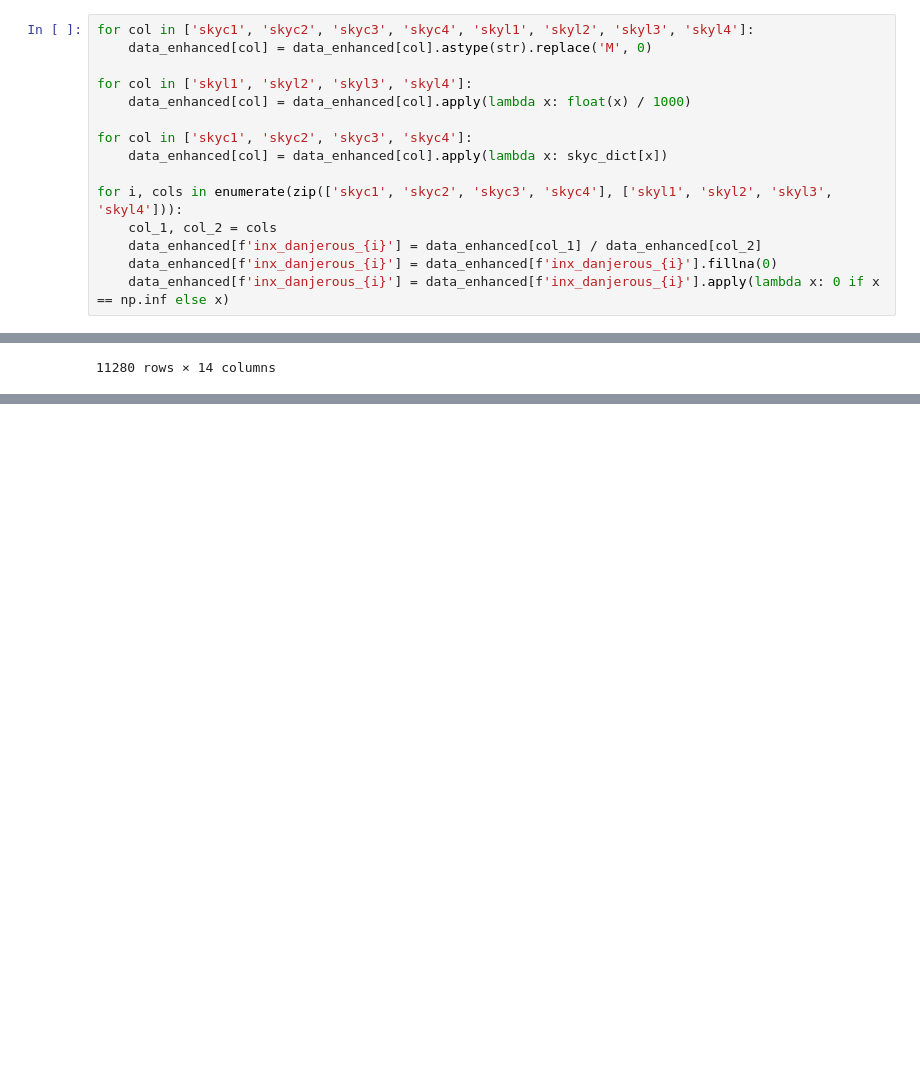
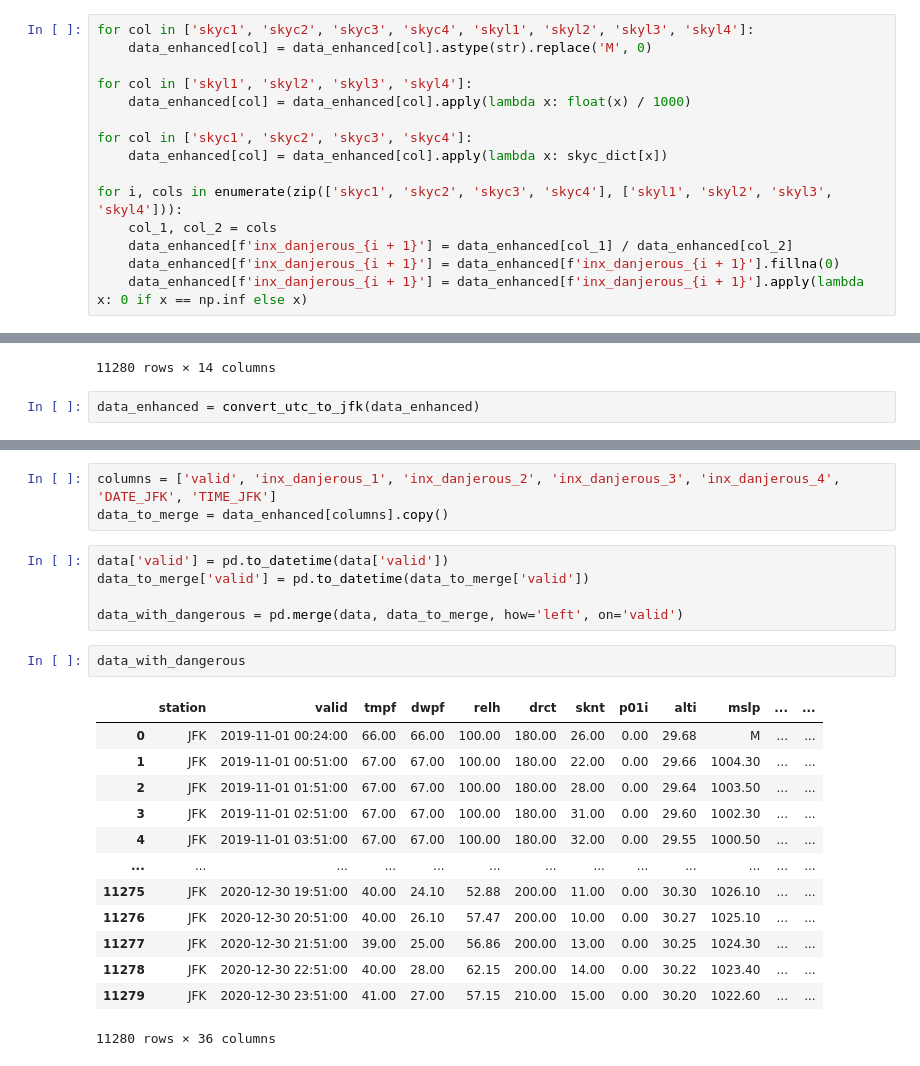
Before and after one commit to Subaruuwu/forecasting_aircraft_delays, a Jupyter notebook: metair_data_exploratory.ipynb, the cells around one changed output, grey strips where cells are left out. Drawn from its saved outputs; the diff is of its cells as text; blank space fills up the shorter version.

Commit message:
added new function for merge and added analize

```diff
--- a/metair_data_exploratory.ipynb
+++ b/metair_data_exploratory.ipynb
@@ -148,9 +138,9 @@ for col in ['skyc1', 'skyc2', 'skyc3', 'skyc4']:
 
 for i, cols in enumerate(zip(['skyc1', 'skyc2', 'skyc3', 'skyc4'], ['skyl1', 'skyl2', 'skyl3', 'skyl4'])):
     col_1, col_2 = cols
-    data_enhanced[f'inx_danjerous_{i}'] = data_enhanced[col_1] / data_enhanced[col_2]
-    data_enhanced[f'inx_danjerous_{i}'] = data_enhanced[f'inx_danjerous_{i}'].fillna(0)
-    data_enhanced[f'inx_danjerous_{i}'] = data_enhanced[f'inx_danjerous_{i}'].apply(lambda x: 0 if x == np.inf else x)
+    data_enhanced[f'inx_danjerous_{i + 1}'] = data_enhanced[col_1] / data_enhanced[col_2]
+    data_enhanced[f'inx_danjerous_{i + 1}'] = data_enhanced[f'inx_danjerous_{i + 1}'].fillna(0)
+    data_enhanced[f'inx_danjerous_{i + 1}'] = data_enhanced[f'inx_danjerous_{i + 1}'].apply(lambda x: 0 if x == np.inf else x)
 # %%
 data_enhanced
 # %% [output]
@@ -167,3 +157,5 @@ data_enhanced
 | 11278 | JFK | 2020-12-30 22:51 | 3 | 0 | 0 | 0 | 25.0 | 0.0 | 0.0 | 0.0 | ... |
 | 11279 | JFK | 2020-12-30 23:51 | 3 | 0 | 0 | 0 | 25.0 | 0.0 | 0.0 | 0.0 | ... |
 11280 rows × 14 columns
+# %%
+data_enhanced = convert_utc_to_jfk(data_enhanced)
@@ -169,0 +178,24 @@ data_enhanced
+# %%
+columns = ['valid', 'inx_danjerous_1', 'inx_danjerous_2', 'inx_danjerous_3', 'inx_danjerous_4', 'DATE_JFK', 'TIME_JFK']
+data_to_merge = data_enhanced[columns].copy()
+# %%
+data['valid'] = pd.to_datetime(data['valid'])
+data_to_merge['valid'] = pd.to_datetime(data_to_merge['valid'])
+
+data_with_dangerous = pd.merge(data, data_to_merge, how='left', on='valid')
+# %%
+data_with_dangerous
+# %% [output]
+|  | station | valid | tmpf | dwpf | relh | drct | sknt | p01i | alti | mslp | ... | ... |
+| 0 | JFK | 2019-11-01 00:24:00 | 66.00 | 66.00 | 100.00 | 180.00 | 26.00 | 0.00 | 29.68 | M | ... | ... |
+| 1 | JFK | 2019-11-01 00:51:00 | 67.00 | 67.00 | 100.00 | 180.00 | 22.00 | 0.00 | 29.66 | 1004.30 | ... | ... |
+| 2 | JFK | 2019-11-01 01:51:00 | 67.00 | 67.00 | 100.00 | 180.00 | 28.00 | 0.00 | 29.64 | 1003.50 | ... | ... |
+| 3 | JFK | 2019-11-01 02:51:00 | 67.00 | 67.00 | 100.00 | 180.00 | 31.00 | 0.00 | 29.60 | 1002.30 | ... | ... |
+| 4 | JFK | 2019-11-01 03:51:00 | 67.00 | 67.00 | 100.00 | 180.00 | 32.00 | 0.00 | 29.55 | 1000.50 | ... | ... |
+| ... | ... | ... | ... | ... | ... | ... | ... | ... | ... | ... | ... | ... |
+| 11275 | JFK | 2020-12-30 19:51:00 | 40.00 | 24.10 | 52.88 | 200.00 | 11.00 | 0.00 | 30.30 | 1026.10 | ... | ... |
+| 11276 | JFK | 2020-12-30 20:51:00 | 40.00 | 26.10 | 57.47 | 200.00 | 10.00 | 0.00 | 30.27 | 1025.10 | ... | ... |
+| 11277 | JFK | 2020-12-30 21:51:00 | 39.00 | 25.00 | 56.86 | 200.00 | 13.00 | 0.00 | 30.25 | 1024.30 | ... | ... |
+| 11278 | JFK | 2020-12-30 22:51:00 | 40.00 | 28.00 | 62.15 | 200.00 | 14.00 | 0.00 | 30.22 | 1023.40 | ... | ... |
+| 11279 | JFK | 2020-12-30 23:51:00 | 41.00 | 27.00 | 57.15 | 210.00 | 15.00 | 0.00 | 30.20 | 1022.60 | ... | ... |
+11280 rows × 36 columns
```
Also changed, not shown: parts of 12 cells of this notebook, 4 other files.
